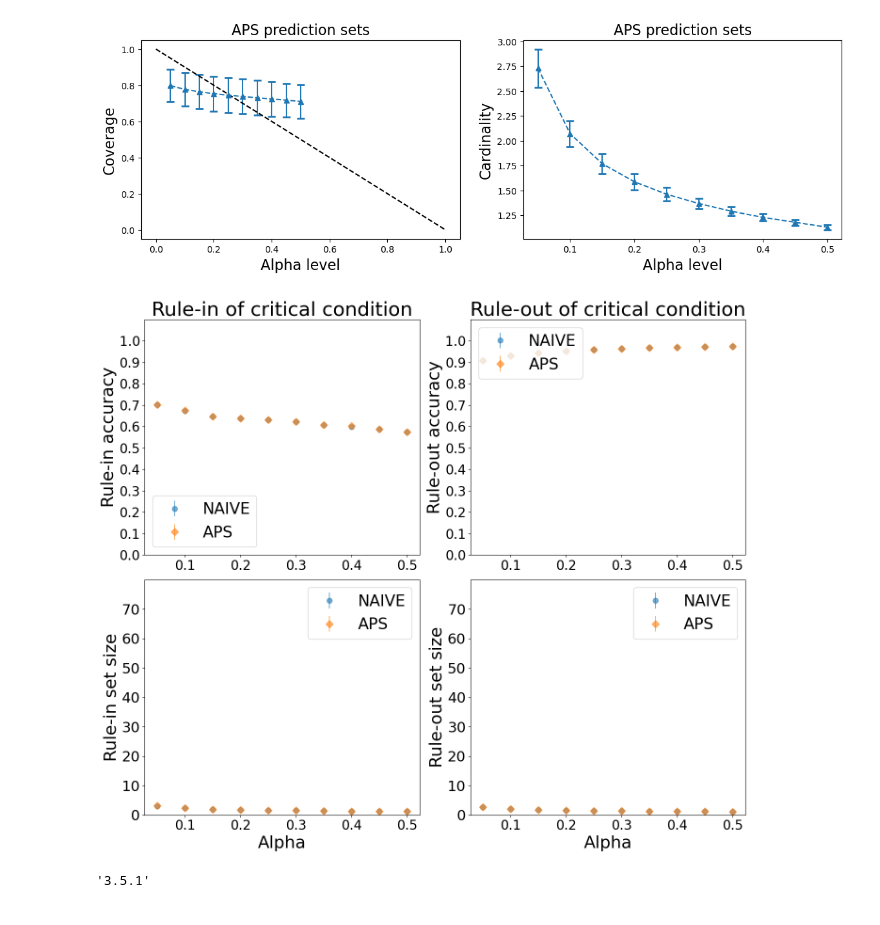
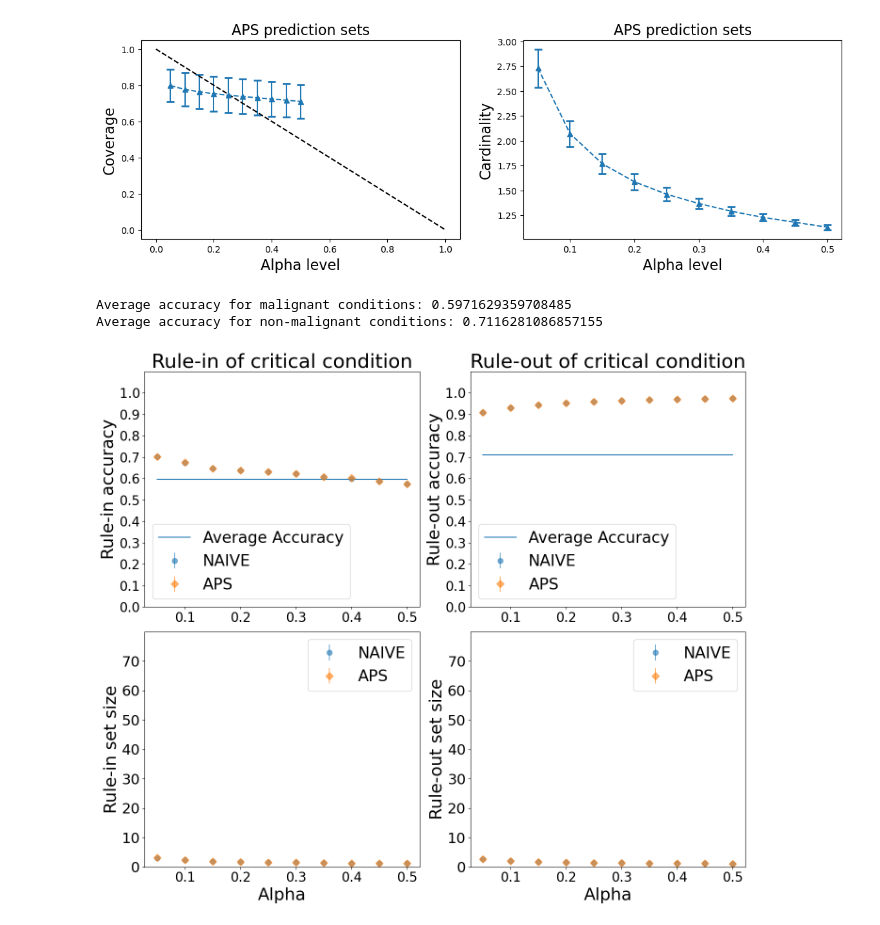
Before and after one commit to quannhoang/cs598project, a Jupyter notebook: conformal_prediction.ipynb, the cells around one changed output. Drawn from its saved outputs; the diff is of its cells as text; code cells hidden in the pictures.

```diff
--- a/conformal_prediction.ipynb
+++ b/conformal_prediction.ipynb
@@ -467,8 +476,11 @@ for code in maglinant_codes:
 def rule_in(df, prediction_sets, malignant_conditions=malignant_conditions.keys()):
     total = 0
     correct = 0
-    for index, row in df.iterrows():
+    for _, row in df.iterrows():
         prediction_set = row[prediction_sets]
+        # if prediction_set is an integer, make it a list
+        if isinstance(prediction_set, int):
+            prediction_set = [prediction_set]
         if row['label_code'] in malignant_conditions:
             total += 1
             if row['label_code'] in prediction_set:
@@ -479,8 +491,10 @@ def rule_in(df, prediction_sets, malignant_conditions=malignant_conditions.keys(
 def rule_out(df, prediction_sets, malignant_conditions=malignant_conditions.keys()):
     total = 0
     correct = 0
-    for index, row in df.iterrows():
+    for _, row in df.iterrows():
         prediction_set = row[prediction_sets]
+        if isinstance(prediction_set, int):
+            prediction_set = [prediction_set]
         if row['label_code'] not in malignant_conditions:
             total += 1
             # if prediction_set and maglinant_conditions do not have any shared element
@@ -531,6 +545,27 @@ for alpha in ALPHAS:
 
         naive_non_crit_set_size[alpha].append(naive_non_crit_df[f'naive_{alpha}'].apply(len).mean())
         aps_non_crit_set_size[alpha].append(aps_non_crit_df[f'aps_{alpha}'].apply(len).mean())
+# %%
+# Calculate malignant average accuracy of all seeds
+mag_accuracy = []
+for seed in SEEDS:
+    df = pred_dfs[seed]
+    df = df[df['label_code'].isin(malignant_conditions)]
+    mag_accuracy.append((df['label_code'] == df['pred_label']).mean())
+mag_average_accuracy = np.mean(mag_accuracy)
+print(f'Average accuracy for malignant conditions: {mag_average_accuracy}')
+
+# Calculate non-malignant average accuracy of all seeds
+accuracy = []
+for seed in SEEDS:
+    df = pred_dfs[seed]
+    df = df[~df['label_code'].isin(malignant_conditions)]
+    accuracy.append((df['label_code'] == df['pred_label']).mean())
+average_accuracy = np.mean(accuracy)
+print(f'Average accuracy for non-malignant conditions: {average_accuracy}')
+# %% [output]
+Average accuracy for malignant conditions: 0.5971629359708485
+Average accuracy for non-malignant conditions: 0.7116281086857155
 # %%
 markersize=8
 fontsize=26
@@ -591,6 +626,17 @@ ax[0, 0].errorbar(
     label='APS', alpha=alpha - 0.2,
 )
 
+# grap the line of malignant average accuracy
+ax[0, 0].plot(
+    ALPHAS, [mag_average_accuracy] * len(ALPHAS), label='Average Accuracy',
+)
+
+# grap the line of non-malignant average accuracy
+ax[0, 1].plot(
+    ALPHAS, [average_accuracy] * len(ALPHAS), label='Average Accuracy',
+)
+
+
 ax[0, 0].legend(fontsize=fontsize-2, loc='lower left')
 
 naive = np.array(list(naive_rule_out.values()))
@@ -606,7 +652,7 @@ ax[0, 1].errorbar(
     label='APS', alpha=alpha - 0.2,
 )
 
-ax[0, 1].legend(fontsize=fontsize-2, loc='upper left')
+ax[0, 1].legend(fontsize=fontsize-2, loc='lower left')
 
 naive = np.array(list(naive_crit_set_size.values()))
 ax[1, 0].errorbar(
@@ -615,36 +661,31 @@ ax[1, 0].errorbar(
     label='NAIVE', alpha=alpha - 0.2,
 )
 aps = np.array(list(aps_crit_set_size.values()))
 ax[1, 0].errorbar(
     ALPHAS, aps.mean(1), aps.std(1),
     fmt=fmt3, color='C1', markersize=markersize,
     label='APS', alpha=alpha - 0.2,
 )
 
 ax[1, 0].legend(fontsize=fontsize-2, loc='upper right')
 
 naive = np.array(list(naive_non_crit_set_size.values()))
 ax[1, 1].errorbar(
     ALPHAS, naive.mean(1), naive.std(1),
     fmt=fmt1, color='C0', markersize=markersize,
     label='NAIVE', alpha=alpha - 0.2,
 )
 aps = np.array(list(aps_non_crit_set_size.values()))
 ax[1, 1].errorbar(
     ALPHAS, aps.mean(1), aps.std(1),
     fmt=fmt3, color='C1', markersize=markersize,
     label='APS', alpha=alpha - 0.2,
 )
 
 ax[1, 1].legend(fontsize=fontsize -2, loc='upper right')
 
 plt.tight_layout()
 
 plt.show()
 # %% [output]
-[figure, old version]
+[figure, new version]
-# %%
-import matplotlib
-matplotlib.__version__
-# %% [output]
-'3.5.1'
```
Also changed, not shown: parts of 2 cells of this notebook, 7 other files.
